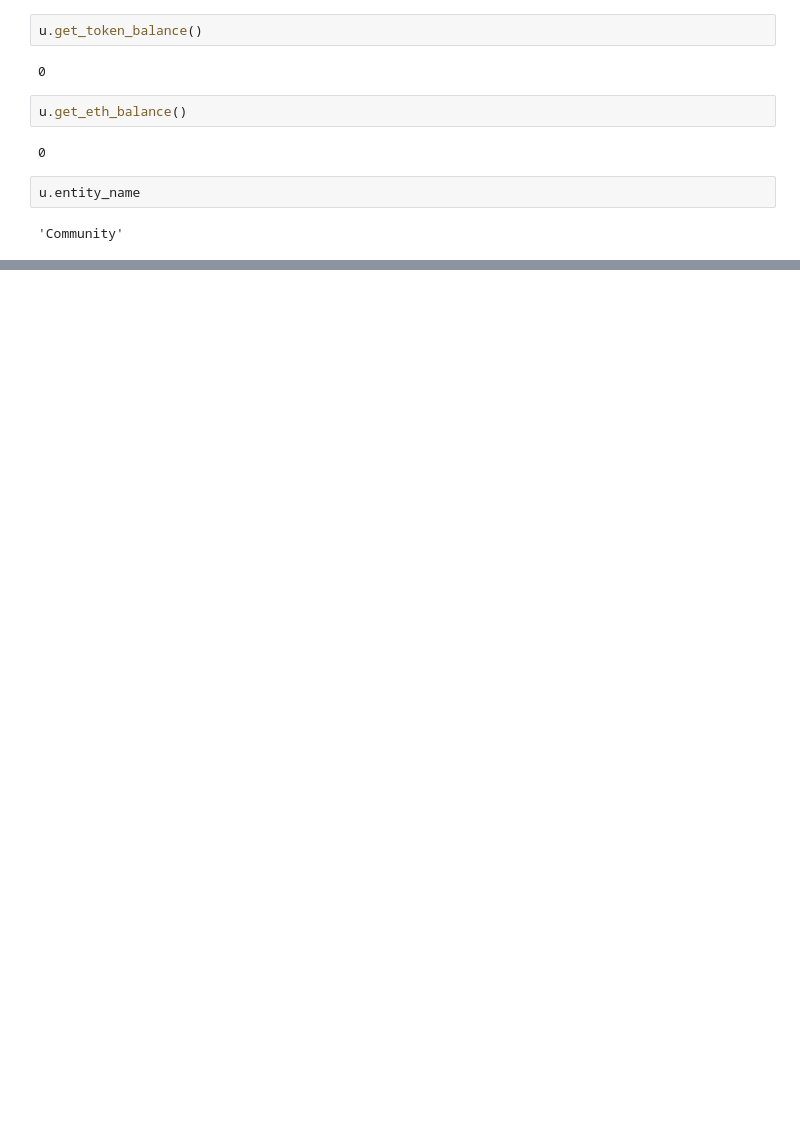
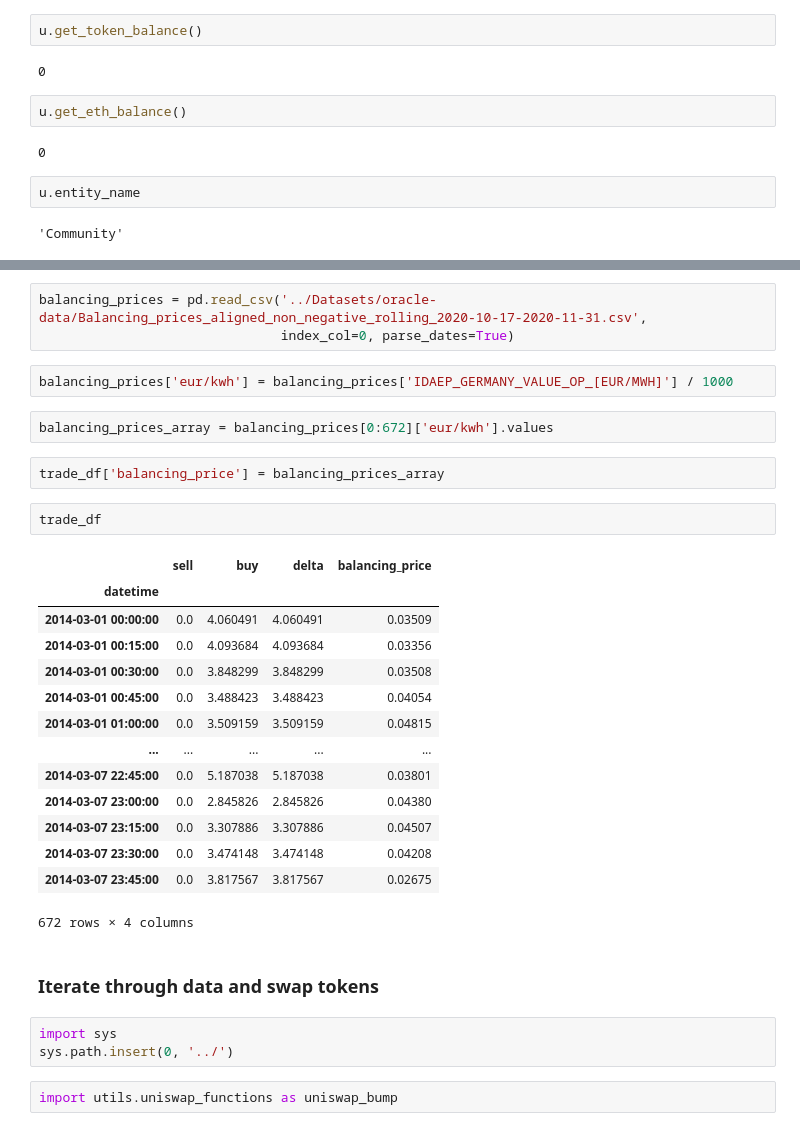
Before and after one commit to OdysseyMomentum/The-UFO-s, a Jupyter notebook: Notebooks/Uniswap-Trade-Iterator.ipynb, the cells around one changed output, grey strips where cells are left out. Cells and saved outputs as stored; diff of their text form; blank space fills up the shorter version.

```diff
--- a/Notebooks/Uniswap-Trade-Iterator.ipynb
+++ b/Notebooks/Uniswap-Trade-Iterator.ipynb
@@ -145,0 +178,33 @@ AttributeDict({'blockHash': HexBytes('0x2b8373e8f7fbec7cf0094c78cf124f91150a02e8
+# %%
+balancing_prices = pd.read_csv('../Datasets/oracle-data/Balancing_prices_aligned_non_negative_rolling_2020-10-17-2020-11-31.csv',
+                               index_col=0, parse_dates=True)
+# %%
+balancing_prices['eur/kwh'] = balancing_prices['IDAEP_GERMANY_VALUE_OP_[EUR/MWH]'] / 1000
+# %%
+balancing_prices_array = balancing_prices[0:672]['eur/kwh'].values
+# %%
+trade_df['balancing_price'] = balancing_prices_array
+# %%
+trade_df
+# %% [output]
+|  | sell | buy | delta | balancing_price |
+| datetime |  |  |  |  |
+| 2014-03-01 00:00:00 | 0.0 | 4.060491 | 4.060491 | 0.03509 |
+| 2014-03-01 00:15:00 | 0.0 | 4.093684 | 4.093684 | 0.03356 |
+| 2014-03-01 00:30:00 | 0.0 | 3.848299 | 3.848299 | 0.03508 |
+| 2014-03-01 00:45:00 | 0.0 | 3.488423 | 3.488423 | 0.04054 |
+| 2014-03-01 01:00:00 | 0.0 | 3.509159 | 3.509159 | 0.04815 |
+| ... | ... | ... | ... | ... |
+| 2014-03-07 22:45:00 | 0.0 | 5.187038 | 5.187038 | 0.03801 |
+| 2014-03-07 23:00:00 | 0.0 | 2.845826 | 2.845826 | 0.04380 |
+| 2014-03-07 23:15:00 | 0.0 | 3.307886 | 3.307886 | 0.04507 |
+| 2014-03-07 23:30:00 | 0.0 | 3.474148 | 3.474148 | 0.04208 |
+| 2014-03-07 23:45:00 | 0.0 | 3.817567 | 3.817567 | 0.02675 |
+672 rows × 4 columns
+# %% [markdown]
+### Iterate through data and swap tokens
+# %%
+import sys
+sys.path.insert(0, '../')
+# %%
+import utils.uniswap_functions as uniswap_bump
```
Also changed, not shown: parts of 17 cells of this notebook.
